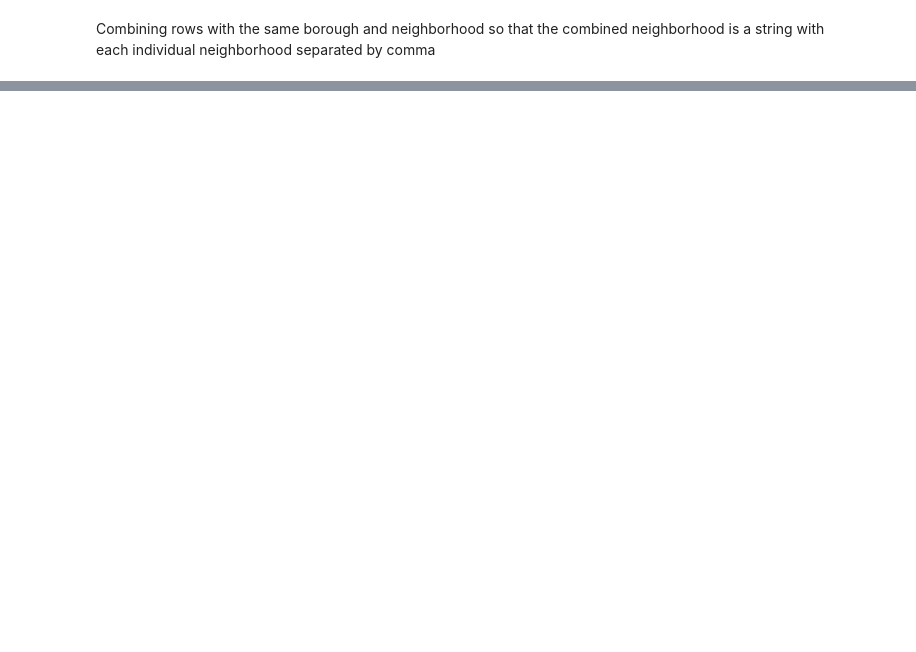
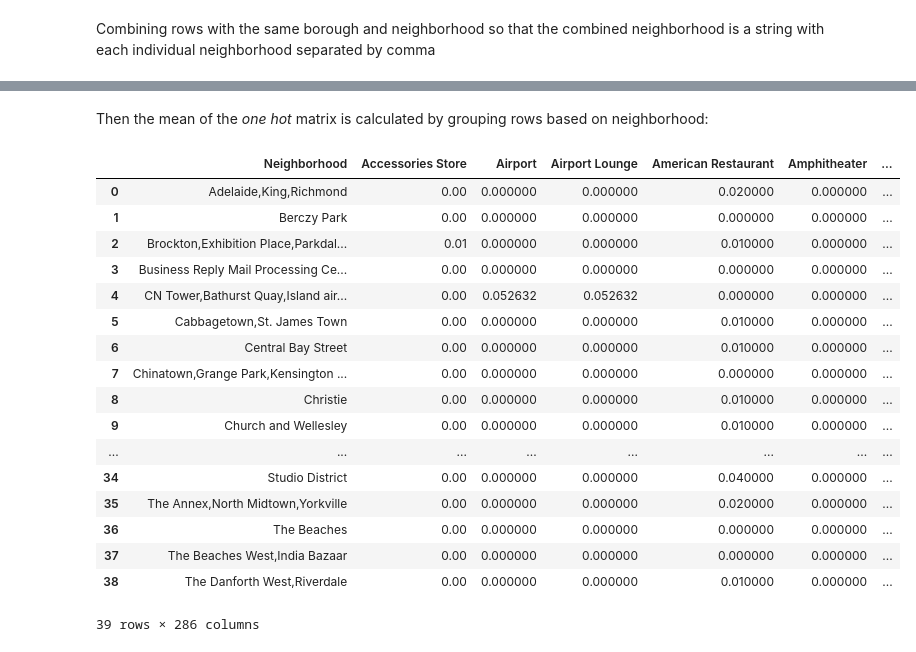
Before and after one commit to Stuart-McGill/Capstone-Notebook, a Jupyter notebook: capstone_notebook-1.ipynb, the cells around one changed output, grey strips where cells are left out. Cells and saved outputs as stored; diff of their text form; code cells hidden in the pictures; blank space fills up the shorter version.

```diff
--- a/capstone_notebook-1.ipynb
+++ b/capstone_notebook-1.ipynb
@@ -76,0 +89,26 @@ print(can_post_df.shape)
+# %%
+
+
+def get_neighborhood_venues(name, lat, lng, client_id, client_secret, version, limit, radius):
+
+    url_root = 'https://api.foursquare.com/v2/venues/explore?'
+    url_pattern = 'client_id={}&client_secret={}&v={}&ll={:.2f},{:.2f}&limit={}&radius={}'
+    full_url = url_root + url_pattern.format( client_id, client_secret, version, lat, lng, limit, radius)
+
+    results = requests.get(full_url).json()["response"]['groups'][0]['items']
+
+    venues = [(name, lat, lng, v['venue']['name'], v['venue']['location']['lat'], v['venue']['location']['lng'],
+            v['venue']['categories'][0]['name']) for v in results]
+    return venues
+
+
+
+def get_all_neigh_vens(data, client_id, client_secret, version, limit, radius):
+
+    venues_list = []
+    for name, lat, lng in data[['Neighborhood', 'Latitude', 'Longitude']].values:
+        print( name, lat, lng)
+        venues = get_neighborhood_venues(name, lat, lng, client_id, client_secret, version, limit, radius)
+        venues_list.append( venues)
+
+    return venues_list
@@ -76,0 +200,24 @@ print(can_post_df.shape)
+# %% [markdown]
+Then the mean of the *one hot* matrix is calculated by grouping rows based on neighborhood:
+# %%
+toronto_grouped = one_hot_venues.groupby('Neighborhood').mean().reset_index()
+toronto_grouped
+# %% [output]
+|  | Neighborhood | Accessories Store | Airport | Airport Lounge | American Restaurant | Amphitheater | ... |
+| 0 | Adelaide,King,Richmond | 0.00 | 0.000000 | 0.000000 | 0.020000 | 0.000000 | ... |
+| 1 | Berczy Park | 0.00 | 0.000000 | 0.000000 | 0.000000 | 0.000000 | ... |
+| 2 | Brockton,Exhibition Place,Parkdal... | 0.01 | 0.000000 | 0.000000 | 0.010000 | 0.000000 | ... |
+| 3 | Business Reply Mail Processing Ce... | 0.00 | 0.000000 | 0.000000 | 0.000000 | 0.000000 | ... |
+| 4 | CN Tower,Bathurst Quay,Island air... | 0.00 | 0.052632 | 0.052632 | 0.000000 | 0.000000 | ... |
+| 5 | Cabbagetown,St. James Town | 0.00 | 0.000000 | 0.000000 | 0.010000 | 0.000000 | ... |
+| 6 | Central Bay Street | 0.00 | 0.000000 | 0.000000 | 0.010000 | 0.000000 | ... |
+| 7 | Chinatown,Grange Park,Kensington ... | 0.00 | 0.000000 | 0.000000 | 0.000000 | 0.000000 | ... |
+| 8 | Christie | 0.00 | 0.000000 | 0.000000 | 0.010000 | 0.000000 | ... |
+| 9 | Church and Wellesley | 0.00 | 0.000000 | 0.000000 | 0.010000 | 0.000000 | ... |
+| ... | ... | ... | ... | ... | ... | ... | ... |
+| 34 | Studio District | 0.00 | 0.000000 | 0.000000 | 0.040000 | 0.000000 | ... |
+| 35 | The Annex,North Midtown,Yorkville | 0.00 | 0.000000 | 0.000000 | 0.020000 | 0.000000 | ... |
+| 36 | The Beaches | 0.00 | 0.000000 | 0.000000 | 0.000000 | 0.000000 | ... |
+| 37 | The Beaches West,India Bazaar | 0.00 | 0.000000 | 0.000000 | 0.000000 | 0.000000 | ... |
+| 38 | The Danforth West,Riverdale | 0.00 | 0.000000 | 0.000000 | 0.010000 | 0.000000 | ... |
+39 rows × 286 columns
```
Also changed, not shown: parts of 52 cells of this notebook, 2 other files.
